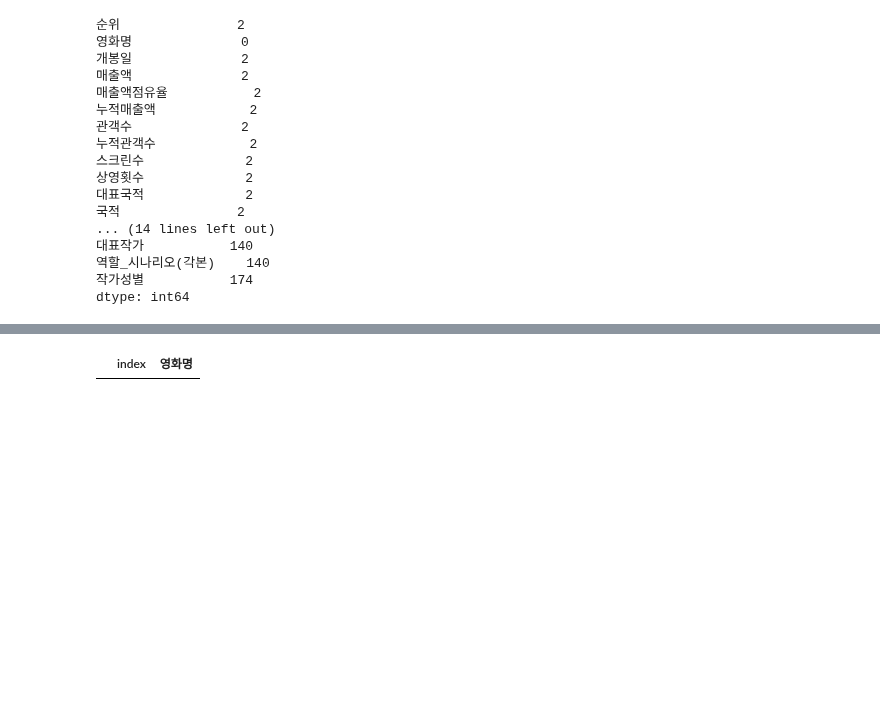
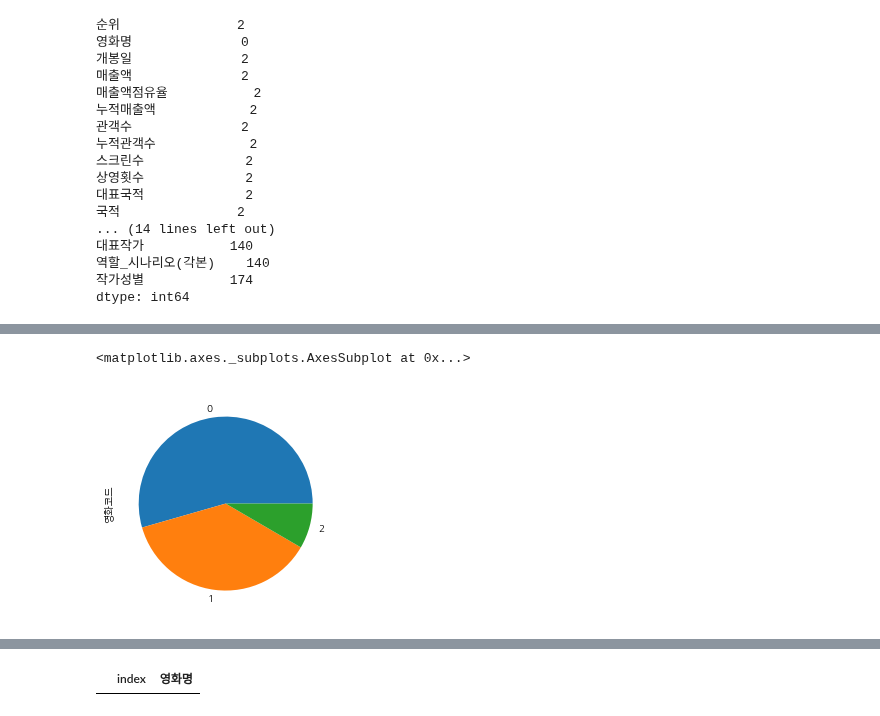
Before and after one commit to kim4pb/Female-led-Korean-Films, a Jupyter notebook: 02.EDA/Writer_EDA.ipynb, the cells around one changed output, grey strips where cells are left out. Cells and saved outputs as stored; diff of their text form; code cells hidden in the pictures; blank space fills up the shorter version.

```diff
--- a/02.EDA/Writer_EDA.ipynb
+++ b/02.EDA/Writer_EDA.ipynb
@@ -366,0 +447,6 @@ dtype: int64
+# %%
+data = df.groupby(['F-rated'])['영화코드'].size()
+data.plot.pie()
+# %% [output]
+<matplotlib.axes._subplots.AxesSubplot at 0x...>
+[figure, added]
```
Also changed, not shown: parts of 16 cells of this notebook.
